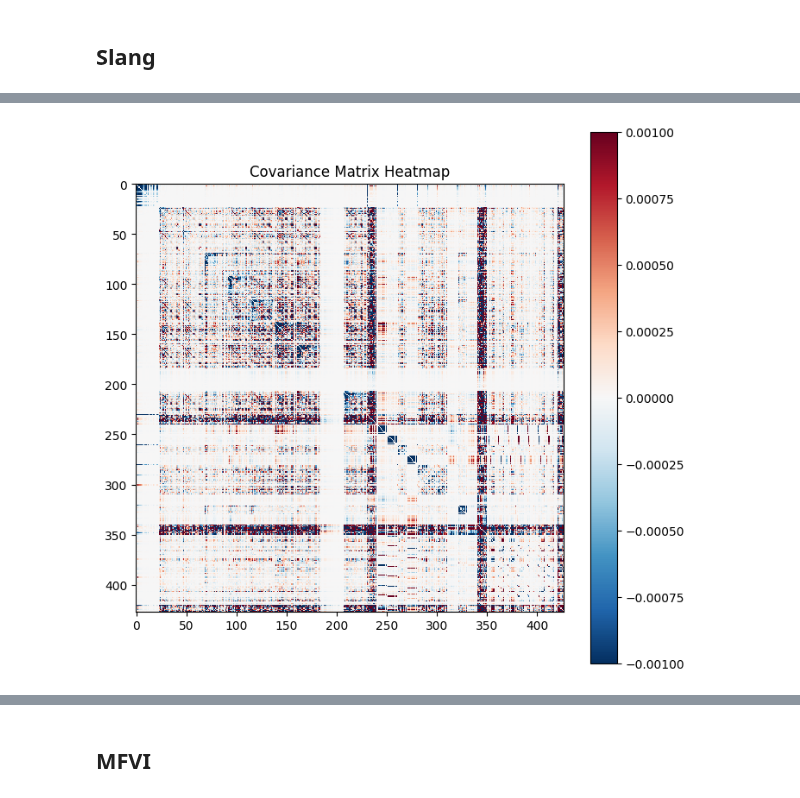
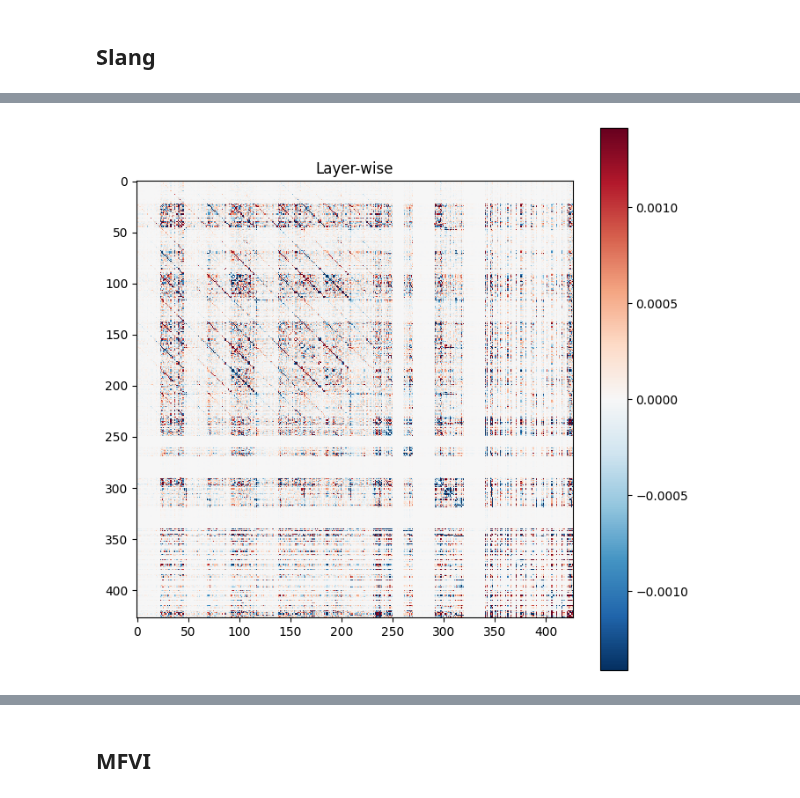
Before and after one commit to Marco-Gal/Bayesian-Neural-Network-Project, a Jupyter notebook: Boston Dataset Experiments/Obesity/Posterior Plotting/Making posterior plot.ipynb, the cells around one changed output, grey strips where cells are left out. Cells and saved outputs as stored; diff of their text form; code cells hidden in the pictures.

```diff
--- a/Boston Dataset Experiments/Obesity/Posterior Plotting/Making posterior plot.ipynb
+++ b/Boston Dataset Experiments/Obesity/Posterior Plotting/Making posterior plot.ipynb
@@ -325,17 +286,7 @@ plt.show()
 # %%
-
 
 # Using woodbury matrix identity
 D_inv = torch.diag(1/prec_diag.squeeze())
 middle_term = torch.linalg.inv(torch.eye(prec_factor.size(1)) + prec_factor.T @ (D_inv @ prec_factor))
-cov_matrix = D_inv - ((D_inv @ prec_factor) @ (middle_term @(prec_factor.T @ D_inv)))
-cov_matrix.fill_diagonal_(0)
-
-cov_matrix = cov_matrix.detach().cpu().numpy()
-
-# cov_matrix[330:350,330:350] = np.zeros((20,20))
-plt.figure(figsize=(8, 8))
-plt.imshow((cov_matrix), cmap='PuBuGn', interpolation='nearest')
-plt.colorbar()
-plt.title("Covariance Matrix Heatmap")
-plt.show()
+slang_cov_matrix = D_inv - ((D_inv @ prec_factor) @ (middle_term @(prec_factor.T @ D_inv)))
+slang_cov_matrix = slang_cov_matrix.detach().cpu().numpy()
@@ -373,38 +292,0 @@ plt.show()
-# %%
-import pickle
-import torch
-import matplotlib.pyplot as plt
-import numpy as np
-
-path = r"D:\Maths_Y4\Project\Bayesian-Neural-Network-Project\Rebuilding_Slang\results_dict.pkl"
-
-with open(path, 'rb') as f:
-    results_dict = pickle.load(f)
-
-## I believe this is an unstable method
-param_means = results_dict['optimizer']['state']['mean']
-prec_factor = results_dict['optimizer']['state']['prec_factor']
-prec_diag = results_dict['optimizer']['state']['prec_diag']
-# Using woodbury matrix identity
-
-d_inv = torch.diag(1/prec_diag.squeeze()) # vector of diagonal inverse
-
-Kinv = torch.eye(prec_factor.size(1)) + prec_factor.t() @ (d_inv @ prec_factor)
-s1 = (d_inv @ prec_factor).t()
-s2 = torch.linalg.solve(Kinv, s1)
-cov_matrix = ((d_inv) - (d_inv@prec_factor)@(s2))
-
-cov_matrix.fill_diagonal_(0)
-
-cov_matrix = cov_matrix.detach().cpu().numpy()
-threshold = 0.001
-clipped_cov_matrix = np.clip(cov_matrix, -threshold, threshold)
-
-# cov_matrix[330:350,330:350] = np.zeros((20,20))
-plt.figure(figsize=(8, 8))
-plt.imshow((clipped_cov_matrix), cmap='RdBu_r', interpolation='nearest',vmin=np.min(clipped_cov_matrix), vmax=np.max(clipped_cov_matrix))
-plt.colorbar()
-plt.title("Covariance Matrix Heatmap")
-plt.show()
-# %% [output]
-[figure, removed]
@@ -418,0 +293,12 @@ inverse_element = x[i]
+# %%
+mat = slang_cov_matrix.copy()
+np.fill_diagonal(mat, 0)
+
+plt.figure(figsize=(8, 8))
+norm = mcolors.Normalize(vmin=np.percentile(mat,1), vmax=np.percentile(mat, 99))  # Reduce extreme values' dominance
+plt.imshow(mat, cmap='RdBu_r', norm=norm, interpolation='nearest')
+plt.colorbar()
+plt.title("Layer-wise")
+plt.show()
+# %% [output]
+[figure, added]
```
Also changed, not shown: parts of 29 cells of this notebook.
